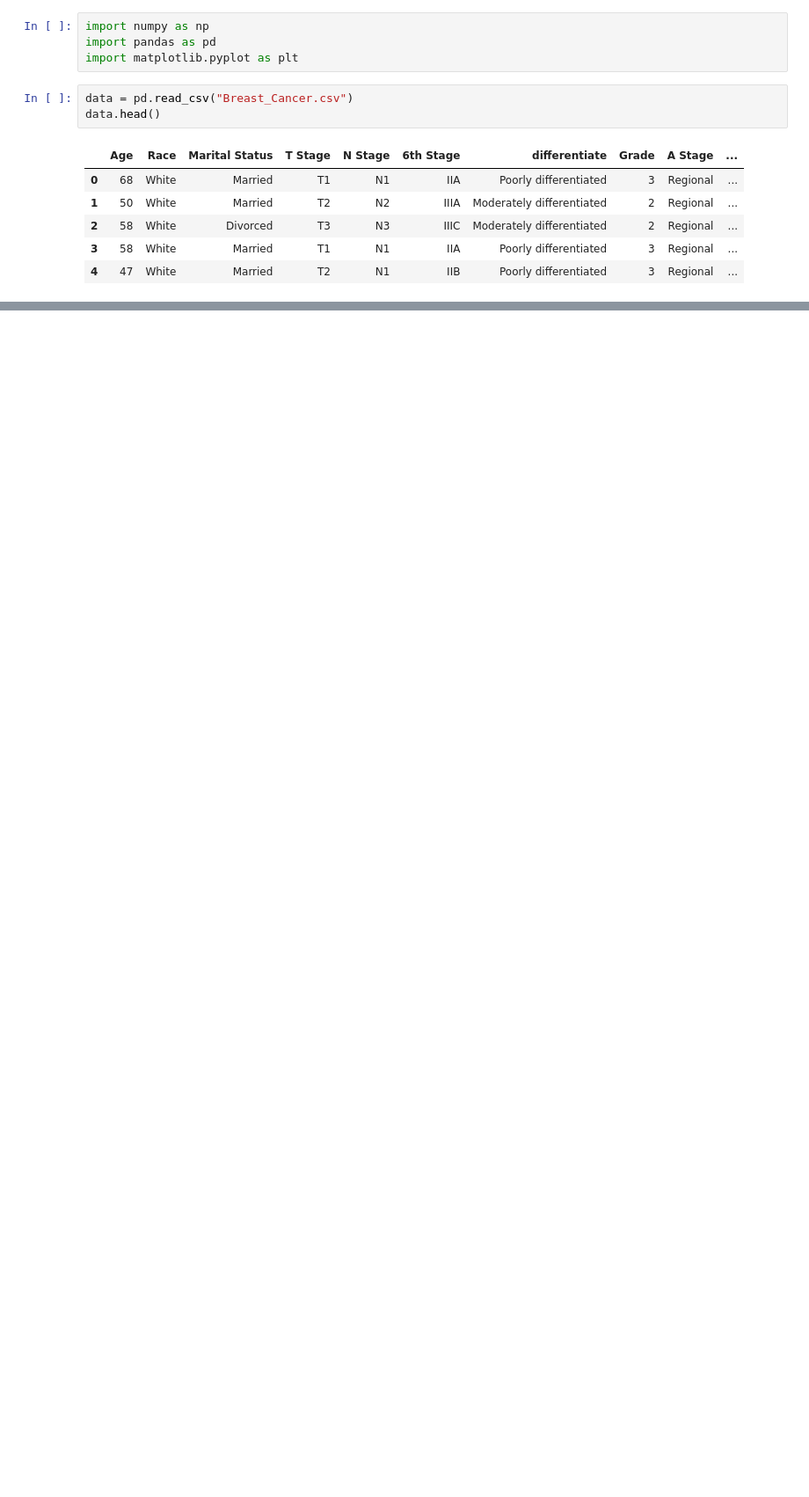
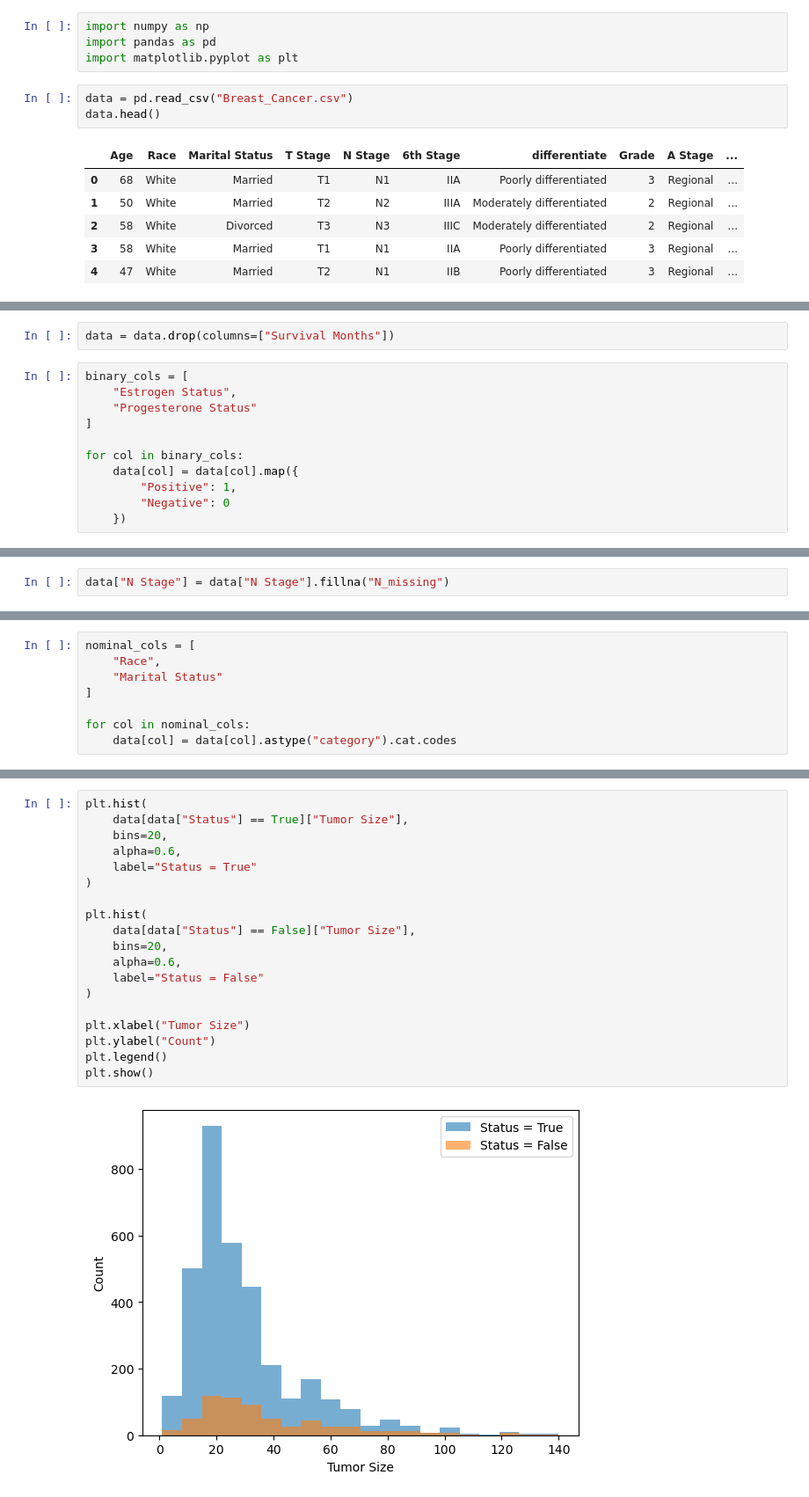
Before and after one commit to Rishu22889/ML, a Jupyter notebook: ML_from_Scratch/DecisionTree/Decision_tree.ipynb, the cells around one changed output, grey strips where cells are left out. Shown at 88% size. Saved outputs shown, nothing was run; the diff lists cells and outputs as text; blank space fills up the shorter version.

```diff
--- a/ML_from_Scratch/DecisionTree/Decision_tree.ipynb
+++ b/ML_from_Scratch/DecisionTree/Decision_tree.ipynb
@@ -27,0 +57,13 @@ def information_gain(X_column,y,threshold):
+# %%
+data = data.drop(columns=["Survival Months"])
+# %%
+binary_cols = [
+    "Estrogen Status",
+    "Progesterone Status"
+]
+
+for col in binary_cols:
+    data[col] = data[col].map({
+        "Positive": 1,
+        "Negative": 0
+    })
@@ -27,0 +93,2 @@ def information_gain(X_column,y,threshold):
+# %%
+data["N Stage"] = data["N Stage"].fillna("N_missing")
@@ -27,0 +138,8 @@ def information_gain(X_column,y,threshold):
+# %%
+nominal_cols = [
+    "Race",
+    "Marital Status"
+]
+
+for col in nominal_cols:
+    data[col] = data[col].astype("category").cat.codes
@@ -27,0 +167,21 @@ def information_gain(X_column,y,threshold):
+# %%
+plt.hist(
+    data[data["Status"] == True]["Tumor Size"],
+    bins=20,
+    alpha=0.6,
+    label="Status = True"
+)
+
+plt.hist(
+    data[data["Status"] == False]["Tumor Size"],
+    bins=20,
+    alpha=0.6,
+    label="Status = False"
+)
+
+plt.xlabel("Tumor Size")
+plt.ylabel("Count")
+plt.legend()
+plt.show()
+# %% [output]
+[figure, added]
```
Also changed, not shown: parts of 23 cells of this notebook.
